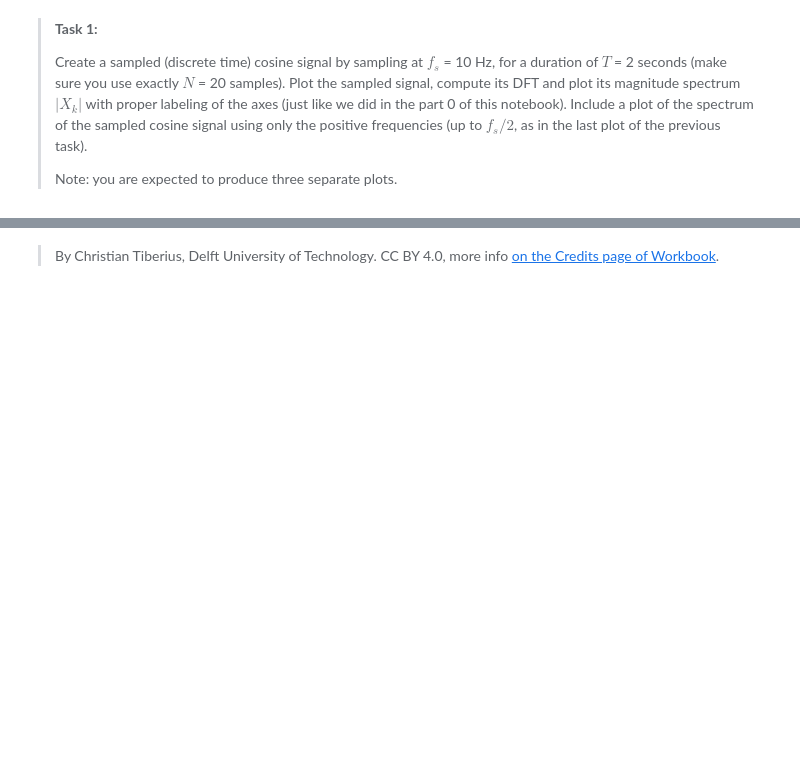
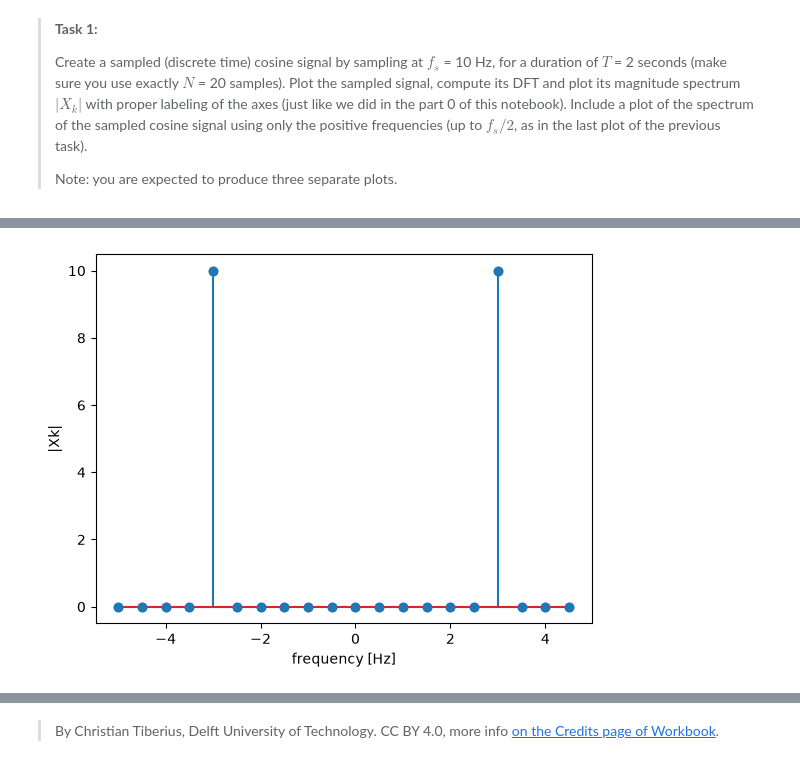
Before and after one commit to NickZhou21/WS2.3, a Jupyter notebook: all_files_WS_2_3/DFT.ipynb, the cells around one changed output, grey strips where cells are left out. Cells and saved outputs as stored; diff of their text form; code cells hidden in the pictures; blank space fills up the shorter version.

```diff
--- a/all_files_WS_2_3/DFT.ipynb
+++ b/all_files_WS_2_3/DFT.ipynb
@@ -162,4 +325,11 @@ As a side note: the cosine is strictly a periodic function, not a-periodic (as a
 # %%
-### YOUR CODE HERE ###
+abs_fft_shift = np.abs(np.fft.fftshift(np.fft.fft(xt)))
+freq = np.arange(-0.5*fs, 0.5*fs, 1/T)
+plt.stem(freq, abs_fft_shift)
+plt.plot(freq, abs_fft_shift, 'o')
+plt.ylabel('|Xk|')
+plt.xlabel('frequency [Hz]');
 
 # Plot 3
+# %% [output]
+[figure, added]
```
Also changed, not shown: parts of 13 cells of this notebook.
